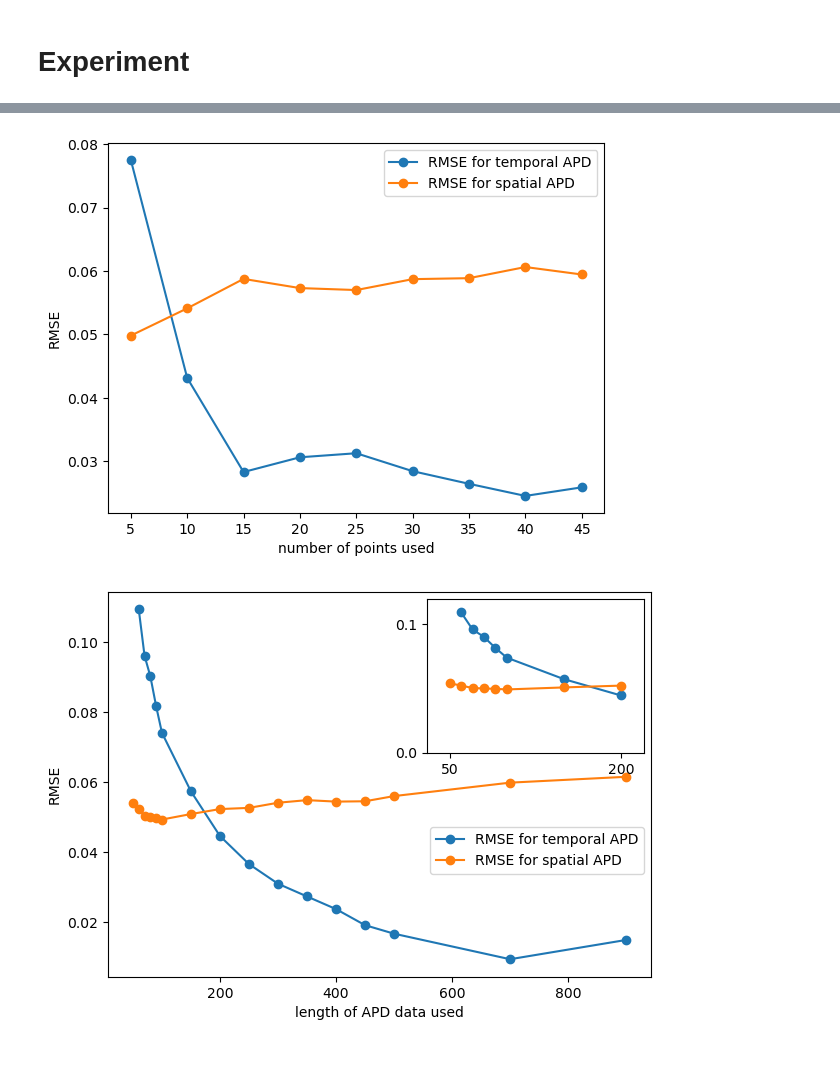
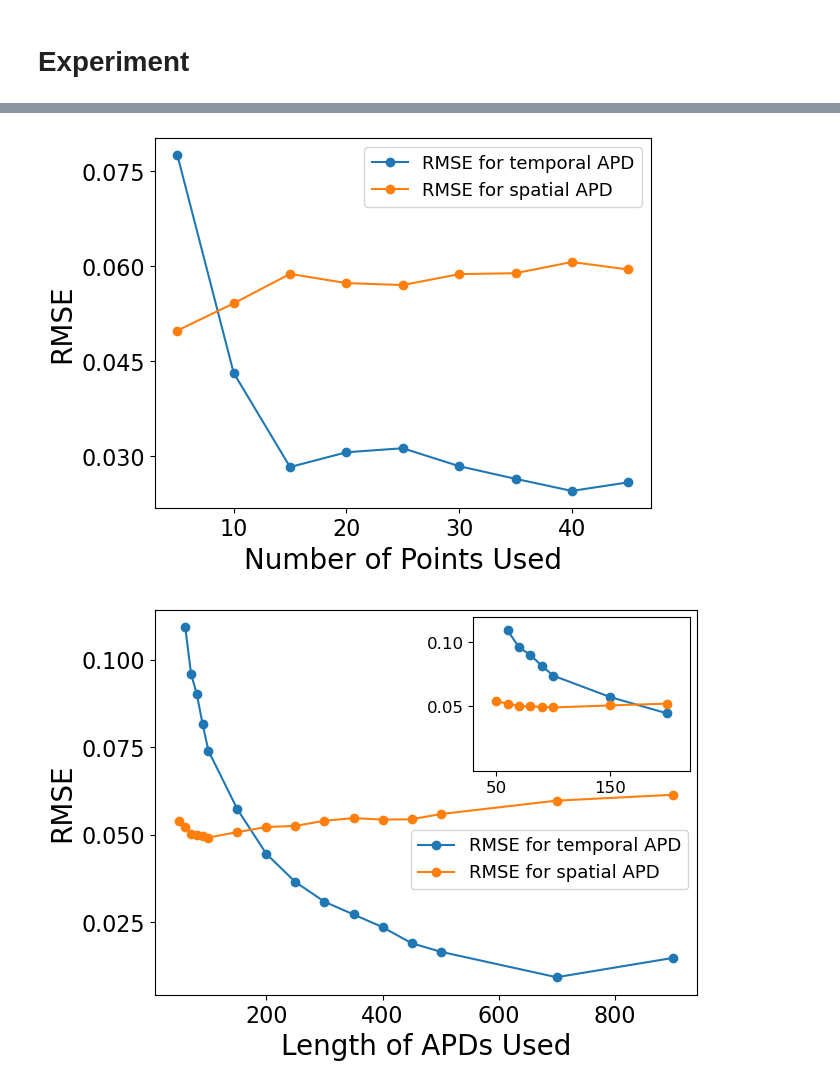
Before and after one commit to William-XiaodongAn/Quantifying-The-Complex-Spatiotemporal-Chaos-of-Cardiac-Fibrillation-in-Ionic-Models, a Jupyter notebook: analysis_ipynb_scripts/experiment.ipynb, the cells around one changed output, grey strips where cells are left out. Drawn from its saved outputs; the diff is of its cells as text; code cells hidden in the pictures; blank space fills up the shorter version.

```diff
--- a/analysis_ipynb_scripts/experiment.ipynb
+++ b/analysis_ipynb_scripts/experiment.ipynb
@@ -1189,12 +1189,15 @@ for key in exp_lib:
     result_s.append(s_RMSE)
 plt.plot(x,result_t,'-o')
 plt.plot(x,result_s,'-o')
-plt.legend(['RMSE for temporal APD','RMSE for spatial APD'])
-plt.xlabel('number of points used')
-plt.ylabel('RMSE')
+plt.legend(['RMSE for temporal APD','RMSE for spatial APD'], fontsize=13)
+plt.xlabel('Number of Points Used' ,fontsize=20)
+plt.ylabel('RMSE', fontsize=20)
+plt.tick_params(axis='both', which='major', labelsize=16)  # make tick labels larger
+plt.gca().xaxis.set_major_locator(MaxNLocator(nbins=5))  # Max 5 ticks on x-axis
+plt.gca().yaxis.set_major_locator(MaxNLocator(nbins=4))  # Max 5 ticks on y-axis
 plt.savefig("exp1.png", bbox_inches='tight', dpi=300)
 # %% [output]
-[figure, old version]
+[figure, new version]
 # %%
 with open('result_tau_d_lya_from_uvw_epsilon_0.8.pkl', 'rb') as f:
     result_4_lya_from_uvw = pickle.load(f)
@@ -1218,37 +1221,44 @@ for key in exp_lib_2:
     temporal,spatial = exp_lib_2[key]
     t_RMSE = RMSE(temporal)
     s_RMSE = RMSE(spatial)
     result_t.append(t_RMSE)
     result_s.append(s_RMSE)
 
 fig, ax = plt.subplots(figsize=(7, 5))
 
 x= np.array(x)
 result_t= np.array(result_t)
 result_s= np.array(result_s)
 
 # Define x-limits for zoom view
 x_min, x_max = 30, 220
 
 # Filter: only include points up to 220 (inclusive or slightly before)
 mask = (x >= x_min) & (x <= x_max)
 
+plt.tick_params(axis='both', which='major', labelsize=16)  # make tick labels larger
+plt.gca().xaxis.set_major_locator(MaxNLocator(nbins=5))  # Max 5 ticks on x-axis
+plt.gca().yaxis.set_major_locator(MaxNLocator(nbins=5))  # Max 5 ticks on y-axis
+
 # Create inset axes (zoom region)
 axins = inset_axes(ax, width="40%", height="40%", loc='upper right')  # you can try loc='upper left' too
 axins.plot(x[mask], result_t[mask], '-o')
 axins.plot(x[mask], result_s[mask], '-o')
 
 axins.set_xlim(30, 220)           # X range for zoom
 axins.set_ylim(0, 0.12)      # Y range for zoom
-axins.set_xticks([50,200])
-axins.set_yticks([0.0,0.10])
+axins.set_xticks([50,150])
+axins.set_yticks([0.05,0.1])
+
 
 ax.plot(x, result_t, '-o', label='RMSE for temporal APD')
 ax.plot(x, result_s, '-o', label='RMSE for spatial APD')
-#ax.set_legend(['RMSE for temporal APD','RMSE for spatial APD'])
-ax.legend(loc='lower right', bbox_to_anchor=(1, 0.25))
-ax.set_xlabel('length of APD data used')
-ax.set_ylabel('RMSE')
+
+ax.legend(loc='lower right', bbox_to_anchor=(1, 0.25),fontsize = 13)
+ax.set_xlabel('Length of APDs Used',fontsize = 20)
+ax.set_ylabel('RMSE',fontsize = 20)
+plt.tick_params(axis='both', which='major', labelsize=12)  # make tick labels larger
+
 plt.savefig('exp2.png', bbox_inches='tight', dpi=300)
 # %% [output]
-[figure, old version]
+[figure, new version]
```
Also changed, not shown: 12 other files.
